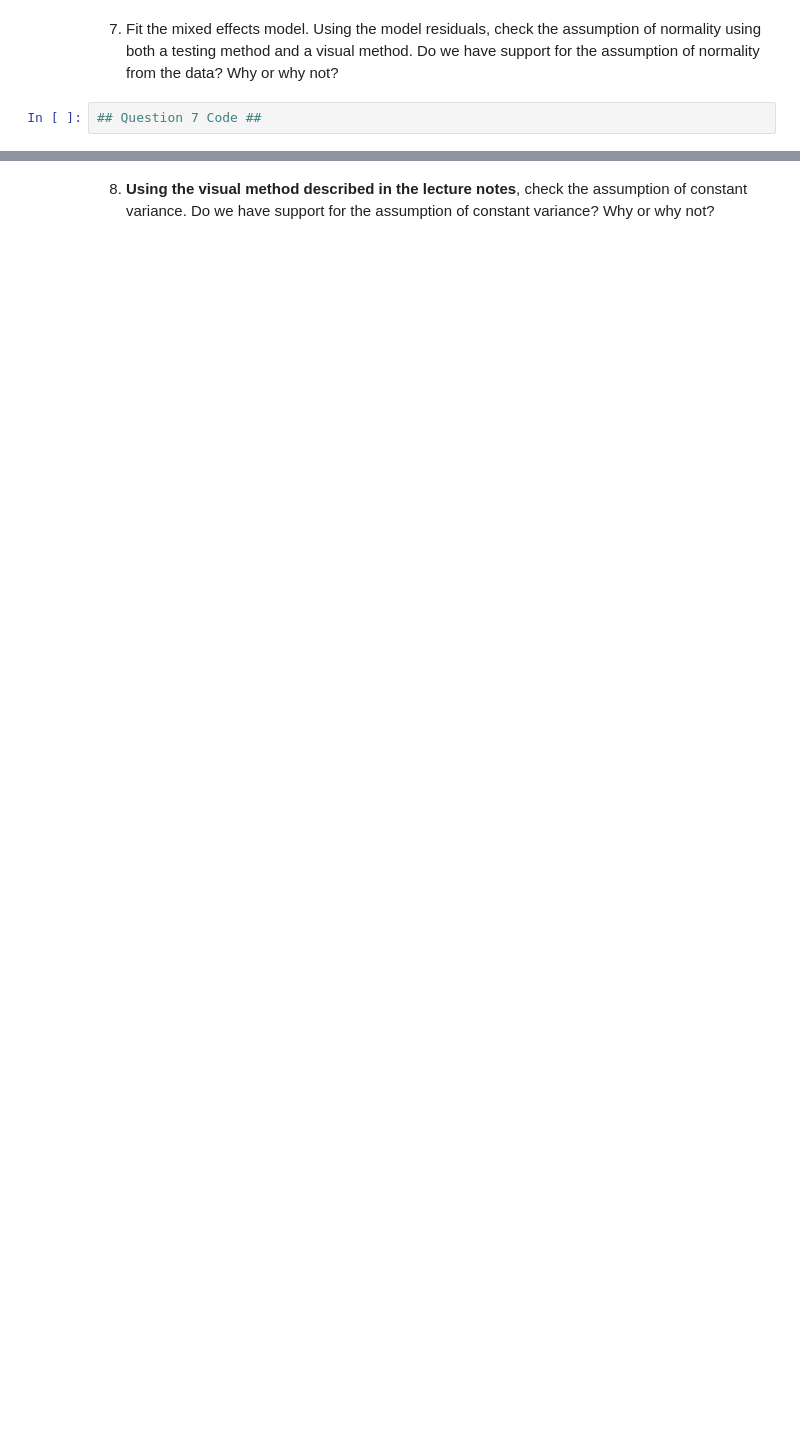
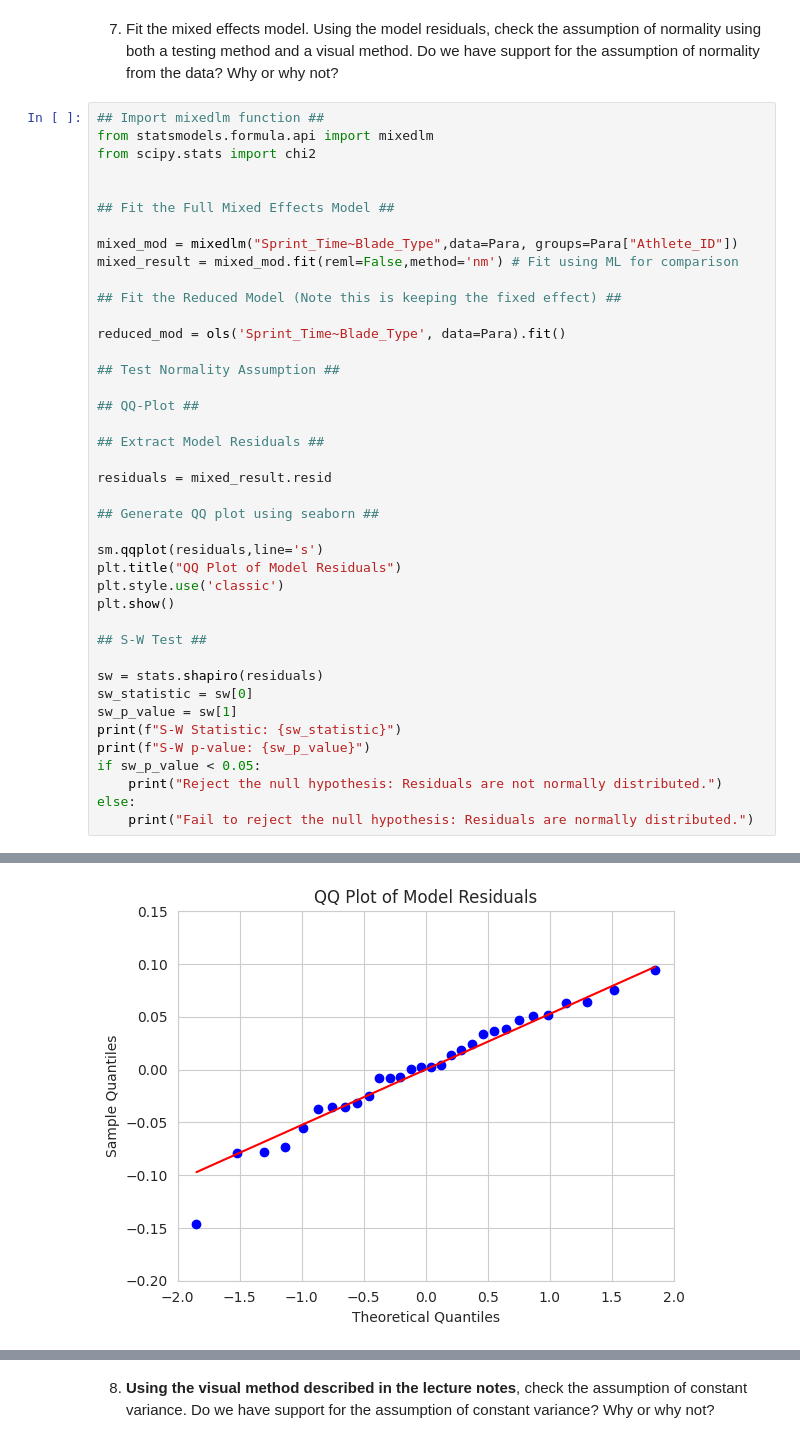
Before and after one commit to wasifmostofa36/STAT-7220-Applied-Experimental-Design, a Jupyter notebook: Assignments/HW4/Mostofa_Wasif_HW4.ipynb, the cells around one changed output, grey strips where cells are left out. Saved outputs shown, nothing was run; the diff lists cells and outputs as text; blank space fills up the shorter version.

```diff
--- a/Assignments/HW4/Mostofa_Wasif_HW4.ipynb
+++ b/Assignments/HW4/Mostofa_Wasif_HW4.ipynb
@@ -154,4 +160,44 @@ Data columns (total 4 columns):
 # %% [markdown]
 7. Fit the mixed effects model. Using the model residuals, check the assumption of normality using both a testing method and a visual method. Do we have support for the assumption of normality from the data? Why or why not?
 # %%
-## Question 7 Code ##
+## Import mixedlm function ##
+from statsmodels.formula.api import mixedlm
+from scipy.stats import chi2
+
+
+## Fit the Full Mixed Effects Model ##
+
+mixed_mod = mixedlm("Sprint_Time~Blade_Type",data=Para, groups=Para["Athlete_ID"])
+mixed_result = mixed_mod.fit(reml=False,method='nm') # Fit using ML for comparison
+
+## Fit the Reduced Model (Note this is keeping the fixed effect) ##
+
+reduced_mod = ols('Sprint_Time~Blade_Type', data=Para).fit()
+
+## Test Normality Assumption ##
+
+## QQ-Plot ##
+
+## Extract Model Residuals ##
+
+residuals = mixed_result.resid
+
+## Generate QQ plot using seaborn ##
+
+sm.qqplot(residuals,line='s')
+plt.title("QQ Plot of Model Residuals")
+plt.style.use('classic')
+plt.show()
+
+## S-W Test ##
+
+sw = stats.shapiro(residuals)
+sw_statistic = sw[0]
+sw_p_value = sw[1]
+print(f"S-W Statistic: {sw_statistic}")
+print(f"S-W p-value: {sw_p_value}")
+if sw_p_value < 0.05:
+    print("Reject the null hypothesis: Residuals are not normally distributed.")
+else:
+    print("Fail to reject the null hypothesis: Residuals are normally distributed.")
+# %% [output]
@@ -157,0 +220 @@ Data columns (total 4 columns):
+[figure, added]
```
Also changed, not shown: parts of 12 cells of this notebook.
